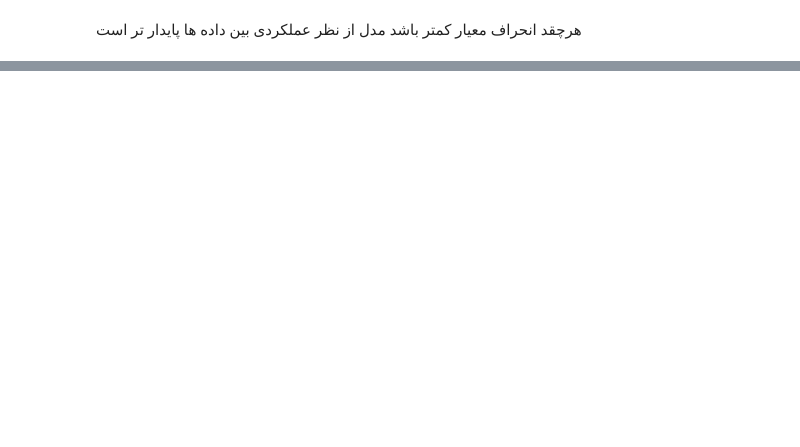
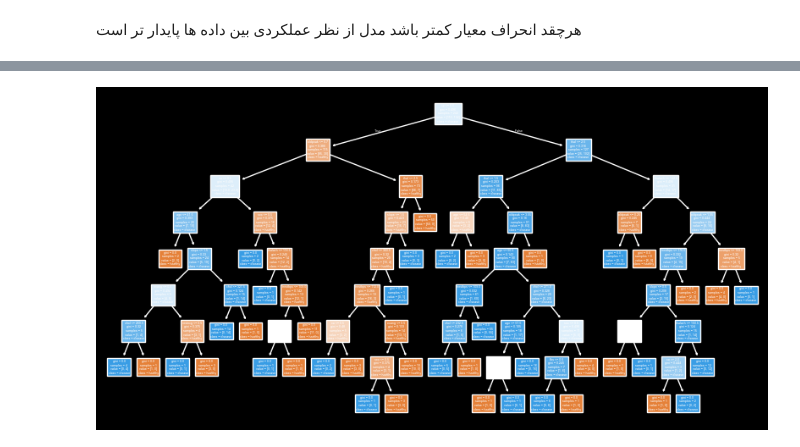
Before and after one commit to dorsa6dsn/DM-tasks, a Jupyter notebook: 003_Modeling/main.ipynb, the cells around one changed output, grey strips where cells are left out. Saved outputs shown, nothing was run; the diff lists cells and outputs as text; code cells hidden in the pictures; blank space fills up the shorter version.

```diff
--- a/003_Modeling/main.ipynb
+++ b/003_Modeling/main.ipynb
@@ -705,0 +823,3 @@ print(std_scores)
+# %%
+model = DecisionTreeClassifier().fit(X_train, y_train)
+y_pred = model.predict(X_test)
@@ -705,0 +874,11 @@ print(std_scores)
+# %%
+plt.figure(figsize=(10, 5))
+plot_tree(
+    model,
+    feature_names=X.columns,
+    class_names=['healthy', 'disease'],
+    filled=True,
+)
+plt.show()
+# %% [output]
+[figure, added]
```
Also changed, not shown: parts of 41 cells of this notebook.
